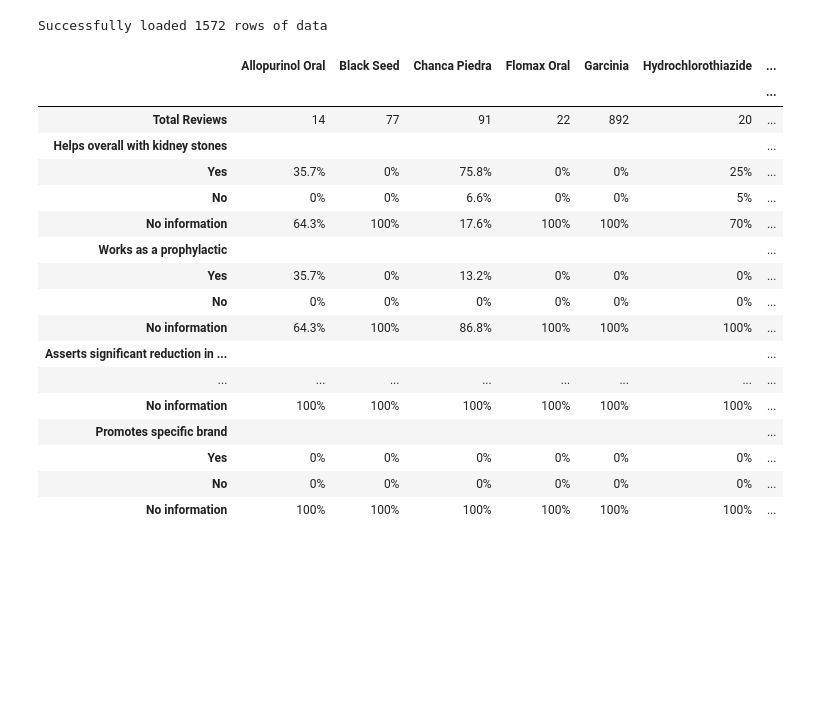
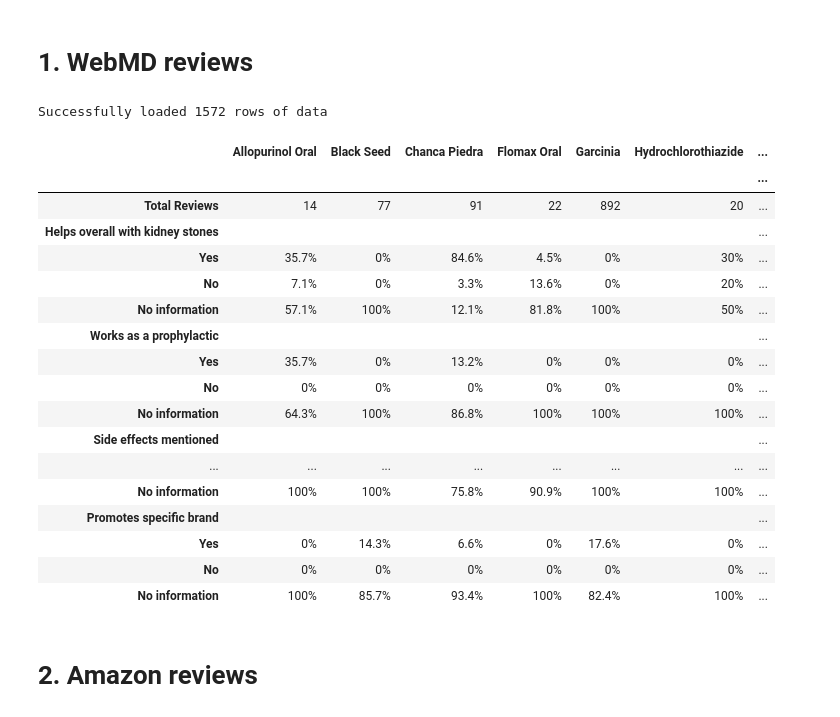
Before and after one commit to aph-research/chanca-piedra, a Jupyter notebook: chanca-piedra-analysis.ipynb, the cells around one changed output. Cells and saved outputs as stored; diff of their text form; code cells hidden in the pictures; blank space fills up the shorter version.

Commit message:
New tables and saved webmd plot

```diff
--- a/chanca-piedra-analysis.ipynb
+++ b/chanca-piedra-analysis.ipynb
@@ -4,6 +4,8 @@ import plotly.express as px
 import plotly.graph_objects as go
 from pathlib import Path
 import numpy as np
+# %% [markdown]
+# 1. WebMD reviews
 # %%
 df = pd.read_csv('csv-files/Kidney Stone Reviews - Master Sheet - WebMD.csv')
 print(f"Successfully loaded {len(df)} rows of data")
@@ -73,7 +75,7 @@ for medicine in sorted(df['Medicine'].unique()):
         'Rating': [1, 2, 3, 4, 5],
         'Percentage': percentages,
         'Medicine': medicine,
-        'RatingRange': ["1-1.9", "2-2.9", "3-3.9", "4-4.9", "5"]  # Add rating ranges for hover
+        'RatingRange': ['[1,2)', '[2,3)', '[3,4)', '[4,5)', '5']  # Add rating ranges for hover
     })
     all_data.append(ratings_df)
 
@@ -88,7 +90,7 @@ fig = px.bar(plot_df,
              height=PLOT_PARAMS['height'] * 2.0)
 
 fig.update_layout(
-    title='Distribution of Ratings by Medicine (%)',
+    title='Distribution of ratings by treatment (%)',
     xaxis_title='Rating',
     yaxis_title='Percentage of Reviews',
     template='plotly_white',
@@ -99,7 +101,7 @@ fig.update_layout(
     xaxis=dict(
         tickmode='array',
         tickvals=[1, 2, 3, 4, 5],
-        ticktext=['1', '2', '3', '4', '5'],
+        ticktext=['[1,2)', '[2,3)', '[3,4)', '[4,5)', '5'],
         range=[0.5, 5.5]
     ),
     legend=dict(
@@ -127,6 +129,7 @@ for medicine_name in plot_df['Medicine'].unique():
     )
 
 fig.show()
+fig.write_html("figures/webmd-treatment-distribution-rating.html")
 # %%
 def calculate_stats(df, columns_to_analyze):
 
@@ -179,44 +182,47 @@ def calculate_stats(df, columns_to_analyze):
            for _, row in summary.iterrows()}
     }
 
     display_df = pd.DataFrame(transposed_data).set_index(' ')
 
     return display_df
 
 columns_to_analyze = [
     'Helps overall with kidney stones',
     'Works as a prophylactic',
+    'Side effects mentioned',
     'Asserts significant reduction in pain on net',
     'Mentions breaking of stones',
     'Mentions shrinking of the stones',
     'Mentions softening of stones',
     'Stone passed with no or almost no pain',
     'Promotes specific brand',
 ]
 
 display_df = calculate_stats(df, columns_to_analyze)
 
 display(display_df.style
         .format(lambda x: f'{x:,.0f}' if isinstance(x, (int, float)) and str(x).isdigit()
                 else (f'{x:.0f}%' if isinstance(x, float) and x.is_integer()
                 else f'{x:.1f}%' if isinstance(x, float)
                 else x)))
 # %% [output]
 |  | Allopurinol Oral | Black Seed | Chanca Piedra | Flomax Oral | Garcinia | Hydrochlorothiazide | ... |
 |  |  |  |  |  |  |  | ... |
 | Total Reviews | 14 | 77 | 91 | 22 | 892 | 20 | ... |
 | Helps overall with kidney stones |  |  |  |  |  |  | ... |
-| Yes | 35.7% | 0% | 75.8% | 0% | 0% | 25% | ... |
-| No | 0% | 0% | 6.6% | 0% | 0% | 5% | ... |
-| No information | 64.3% | 100% | 17.6% | 100% | 100% | 70% | ... |
+| Yes | 35.7% | 0% | 84.6% | 4.5% | 0% | 30% | ... |
+| No | 7.1% | 0% | 3.3% | 13.6% | 0% | 20% | ... |
+| No information | 57.1% | 100% | 12.1% | 81.8% | 100% | 50% | ... |
 | Works as a prophylactic |  |  |  |  |  |  | ... |
 | Yes | 35.7% | 0% | 13.2% | 0% | 0% | 0% | ... |
 | No | 0% | 0% | 0% | 0% | 0% | 0% | ... |
 | No information | 64.3% | 100% | 86.8% | 100% | 100% | 100% | ... |
-| Asserts significant reduction in ... |  |  |  |  |  |  | ... |
+| Side effects mentioned |  |  |  |  |  |  | ... |
 | ... | ... | ... | ... | ... | ... | ... | ... |
-| No information | 100% | 100% | 100% | 100% | 100% | 100% | ... |
+| No information | 100% | 100% | 75.8% | 90.9% | 100% | 100% | ... |
 | Promotes specific brand |  |  |  |  |  |  | ... |
-| Yes | 0% | 0% | 0% | 0% | 0% | 0% | ... |
+| Yes | 0% | 14.3% | 6.6% | 0% | 17.6% | 0% | ... |
 | No | 0% | 0% | 0% | 0% | 0% | 0% | ... |
-| No information | 100% | 100% | 100% | 100% | 100% | 100% | ... |
+| No information | 100% | 85.7% | 93.4% | 100% | 82.4% | 100% | ... |
+# %% [markdown]
+# 2. Amazon reviews
```
Also changed, not shown: parts of 3 cells of this notebook, 3 other files.
